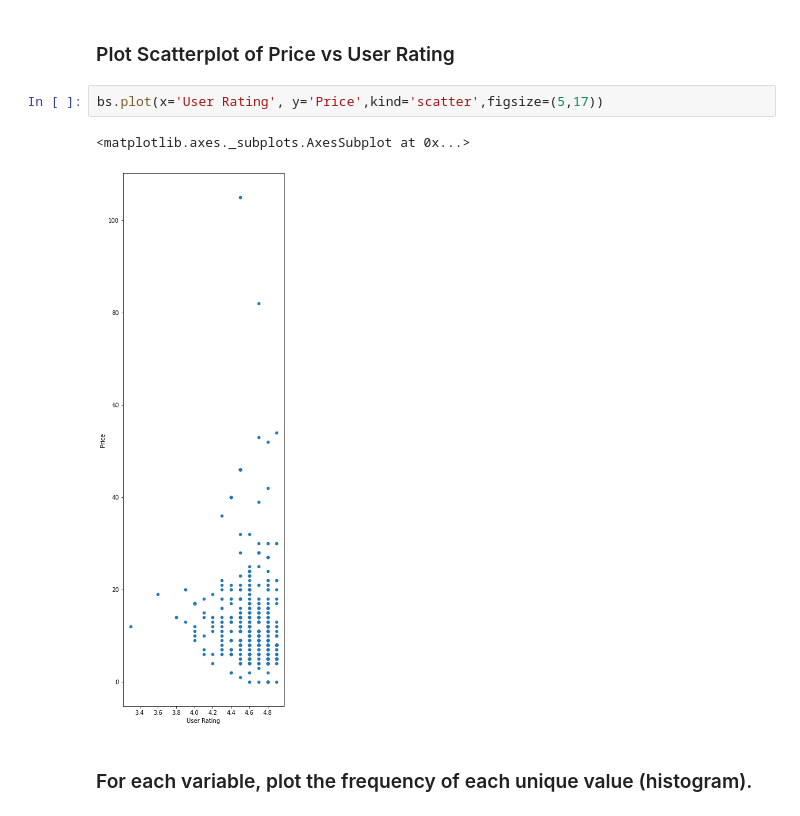
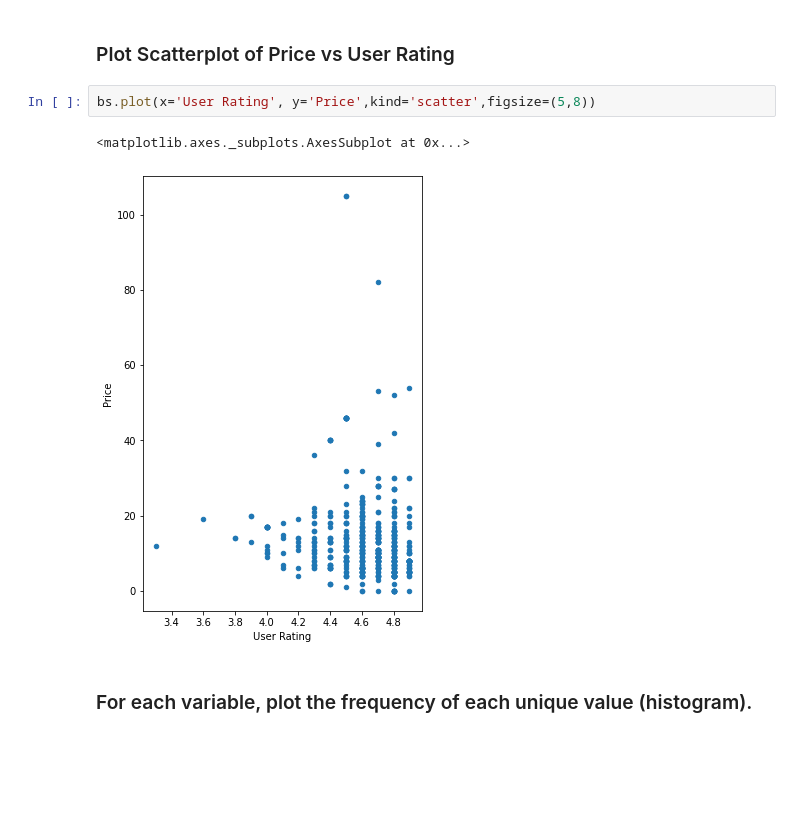
Before and after one commit to Mehul-Agrawal410/SoC-2k22, a Jupyter notebook: Week_Two_Assignment.ipynb, the cells around one changed output. Drawn from its saved outputs; the diff is of its cells as text; blank space fills up the shorter version.

```diff
--- a/Week_Two_Assignment.ipynb
+++ b/Week_Two_Assignment.ipynb
@@ -213,9 +157,9 @@ bs[bs.Name == 'Steve Jobs']
 # %% [markdown]
 ### Plot Scatterplot of Price vs User Rating
 # %%
-bs.plot(x='User Rating', y='Price',kind='scatter',figsize=(5,17))
+bs.plot(x='User Rating', y='Price',kind='scatter',figsize=(5,8))
 # %% [output]
 <matplotlib.axes._subplots.AxesSubplot at 0x...>
-[figure, old version]
+[figure, new version]
 # %% [markdown]
 ### For each variable, plot the frequency of each unique value (histogram).
```
Also changed, not shown: parts of 17 cells of this notebook.
